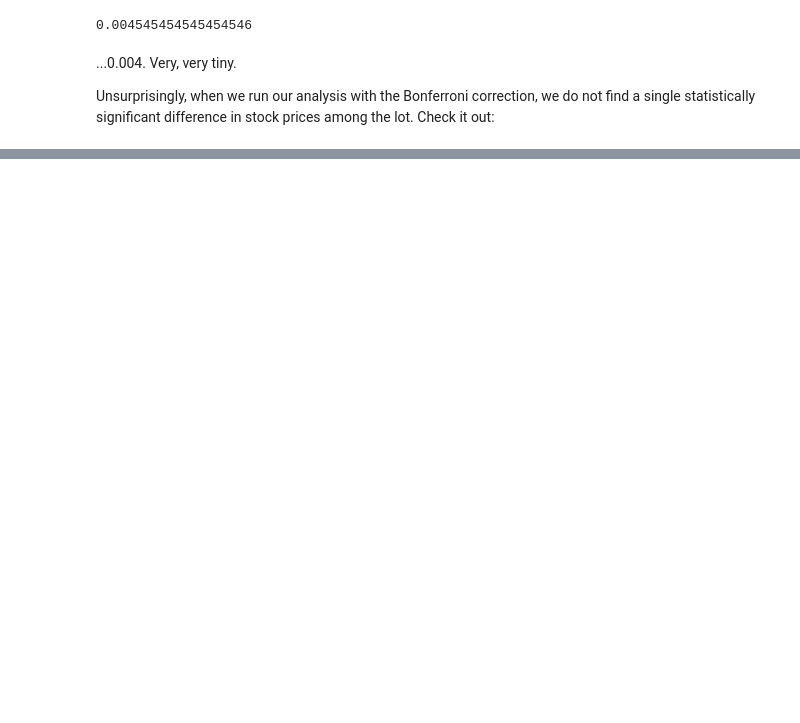
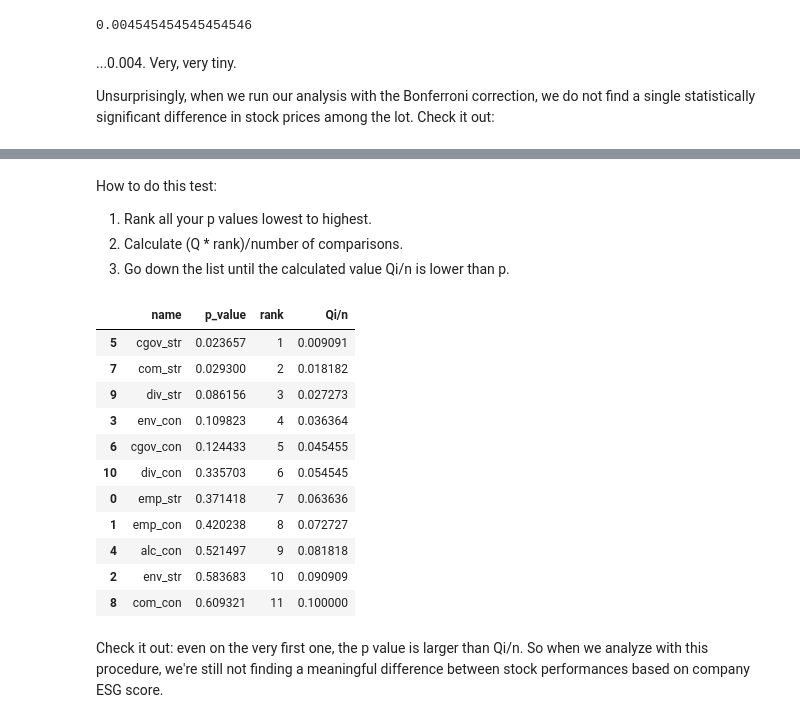
Before and after one commit to chelseatroy/fund_scale, a Jupyter notebook: data_explo/Exploring S&P Ethical Index Data.ipynb, the cells around one changed output, grey strips where cells are left out. Saved outputs shown, nothing was run; the diff lists cells and outputs as text; code cells hidden in the pictures; blank space fills up the shorter version.

Commit message:
Complete Benjamini-Hochberg Procedure

```diff
--- a/data_explo/Exploring S&P Ethical Index Data.ipynb
+++ b/data_explo/Exploring S&P Ethical Index Data.ipynb
@@ -776,6 +778,8 @@ class EsgMetricAnalysis():
         self.high_esg_metric_mean = 0
         self.high_esg_metric_std = 0
         self.high_esg_metric_num_examples = 0
+
+        self.num_comparisons = 1
 
         self.esg_marker_sum_grouping = {}
         self.esg_marker_confidence_interval_data = {}
@@ -790,3 +794,25 @@ class EsgMetricAnalysis():
         ax3.plot(self.esg_marker_sum_grouping[self.name + '_sum'], self.esg_marker_sum_grouping['lower_conf_interval']['mean'])
         plot_grouping('Employment Strength Sums', self.esg_marker_confidence_interval_data, ax4)
         plot_grouping('Bucketed Employment Strength Sums', self.esg_marker_bucket_data, ax5)
+
+    def t_test(self):
+        return t_test_for(
+        analysis.low_esg_metric_num_examples,
+        analysis.low_esg_metric_std,
+        analysis.low_esg_metric_mean,
+        analysis.high_esg_metric_num_examples,
+        analysis.high_esg_metric_std,
+        analysis.high_esg_metric_mean,
+        num_comparisons=self.num_comparisons
+    )
+
+    def p_value(self):
+        return p_value_for(
+        analysis.low_esg_metric_num_examples,
+        analysis.low_esg_metric_std,
+        analysis.low_esg_metric_mean,
+        analysis.high_esg_metric_num_examples,
+        analysis.high_esg_metric_std,
+        analysis.high_esg_metric_mean,
+        num_comparisons=self.num_comparisons
+    )
@@ -847,0 +847,4 @@ p value = 0.0862
+# %%
+analysis = do_the_whole_dance_with('emp_str')
+print(analysis.name)
+print(analysis.p_value())
@@ -882,5 +892,6 @@ esgs = [
     'div_con'
 ]
 
+analyses = []
 for esg in esgs:
-    do_the_whole_dance_with(esg, num_comparisons=11)
+    analyses.append(do_the_whole_dance_with(esg, num_comparisons=11))
@@ -895,0 +906,7 @@ We can also check our resuts with the Benjamini-Hochberg procedure.
+# %%
+p_values = {}
+for esg in esgs:
+    analysis = do_the_whole_dance_with(esg) #We leave num_comparisons at 1 since we're about to correct for it with a different procedure.
+    p_values[analysis.name] = analysis.p_value()
+
+p_values
@@ -895,0 +925,28 @@ We can also check our resuts with the Benjamini-Hochberg procedure.
+# %% [markdown]
+How to do this test:
+
+1. Rank all your p values lowest to highest.
+1. Calculate (Q * rank)/number of comparisons.
+1. Go down the list until the calculated value Qi/n is lower than p.
+# %%
+benjamini_hochberg_data = pd.DataFrame({'name': list(p_values.keys()), 'p_value': list(p_values.values())})
+benjamini_hochberg_data = benjamini_hochberg_data.sort_values(by='p_value')
+benjamini_hochberg_data['rank'] = range(11)
+benjamini_hochberg_data['rank'] = benjamini_hochberg_data['rank'] + 1
+benjamini_hochberg_data['Qi/n'] = (0.1 * benjamini_hochberg_data['rank']) / float(11)
+benjamini_hochberg_data
+# %% [output]
+|  | name | p_value | rank | Qi/n |
+| 5 | cgov_str | 0.023657 | 1 | 0.009091 |
+| 7 | com_str | 0.029300 | 2 | 0.018182 |
+| 9 | div_str | 0.086156 | 3 | 0.027273 |
+| 3 | env_con | 0.109823 | 4 | 0.036364 |
+| 6 | cgov_con | 0.124433 | 5 | 0.045455 |
+| 10 | div_con | 0.335703 | 6 | 0.054545 |
+| 0 | emp_str | 0.371418 | 7 | 0.063636 |
+| 1 | emp_con | 0.420238 | 8 | 0.072727 |
+| 4 | alc_con | 0.521497 | 9 | 0.081818 |
+| 2 | env_str | 0.583683 | 10 | 0.090909 |
+| 8 | com_con | 0.609321 | 11 | 0.100000 |
+# %% [markdown]
+Check it out: even on the very first one, the p value is larger than Qi/n. So when we analyze with this procedure, we're still not finding a meaningful difference between stock performances based on company ESG score.
```
Also changed, not shown: parts of 14 cells of this notebook.
